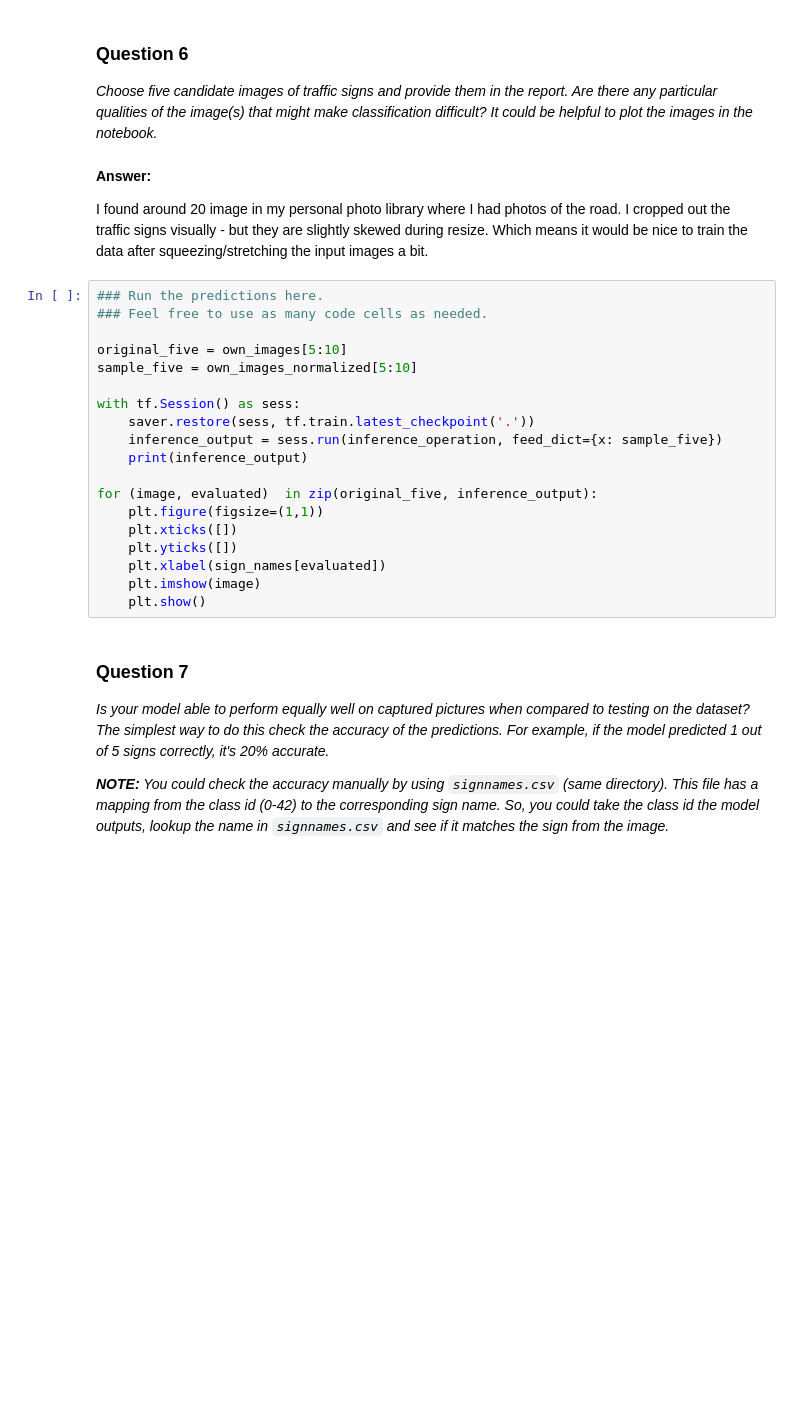
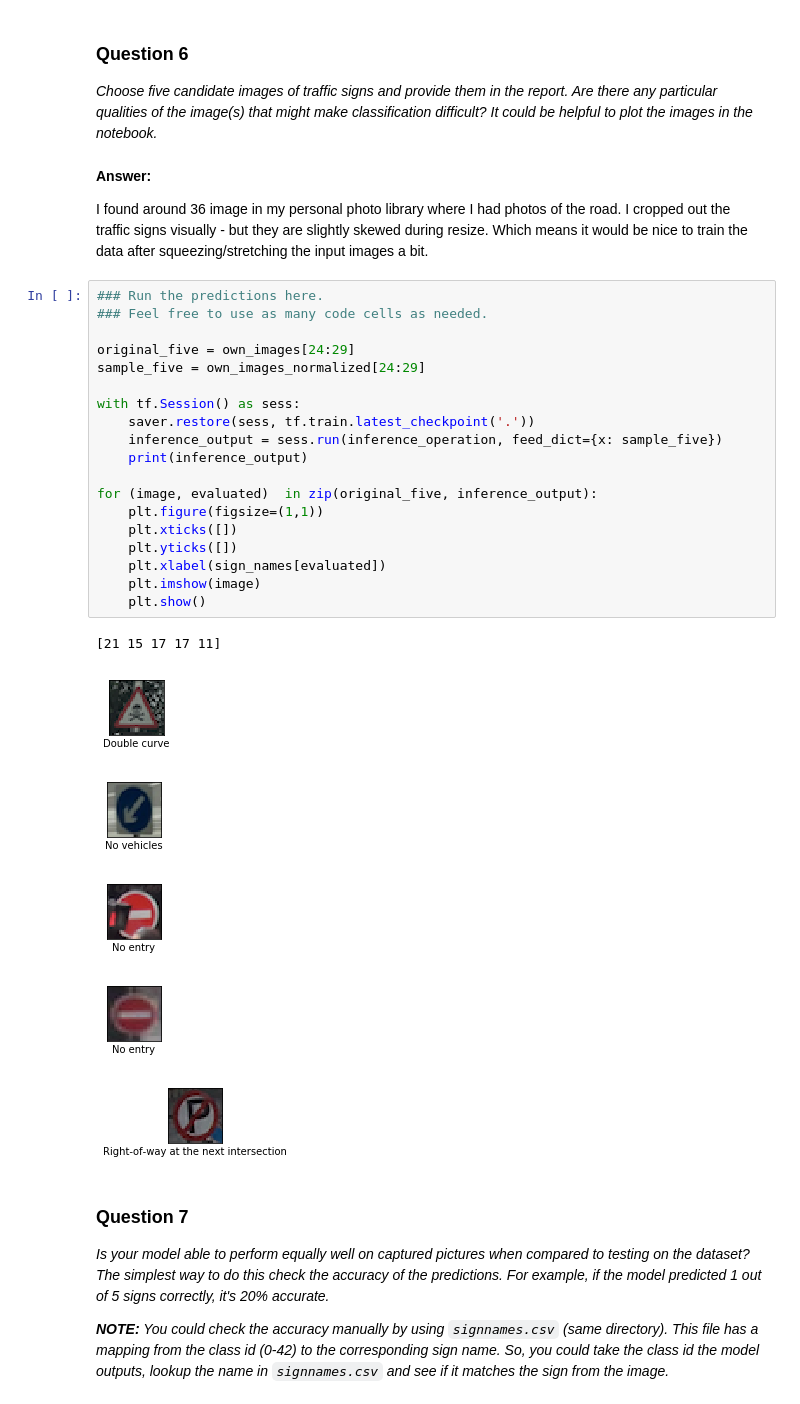
Before and after one commit to 361793842/CarND-Traffic-Sign-Classifier-Project, a Jupyter notebook: Traffic_Sign_Classifier.ipynb, the cells around one changed output. Cells and saved outputs as stored; diff of their text form; blank space fills up the shorter version.

```diff
--- a/Traffic_Sign_Classifier.ipynb
+++ b/Traffic_Sign_Classifier.ipynb
@@ -509,26 +540,33 @@ _Choose five candidate images of traffic signs and provide them in the report. A
 **Answer:**
 
 
-I found around 20 image in my personal photo library where I had photos of the road. I cropped out the traffic signs visually - but they are slightly skewed during resize. Which means it would be nice to train the data after squeezing/stretching the input images a bit.
+I found around 36 image in my personal photo library where I had photos of the road. I cropped out the traffic signs visually - but they are slightly skewed during resize. Which means it would be nice to train the data after squeezing/stretching the input images a bit.
 # %%
 ### Run the predictions here.
 ### Feel free to use as many code cells as needed.
 
-original_five = own_images[5:10]
-sample_five = own_images_normalized[5:10]
+original_five = own_images[24:29]
+sample_five = own_images_normalized[24:29]
 
 with tf.Session() as sess:
     saver.restore(sess, tf.train.latest_checkpoint('.'))
     inference_output = sess.run(inference_operation, feed_dict={x: sample_five})
     print(inference_output)
 
 for (image, evaluated)  in zip(original_five, inference_output):
     plt.figure(figsize=(1,1))
     plt.xticks([])
     plt.yticks([])
     plt.xlabel(sign_names[evaluated])
     plt.imshow(image)
     plt.show()
+# %% [output]
+[21 15 17 17 11]
+[figure, added]
+[figure, added]
+[figure, added]
+[figure, added]
+[figure, added]
 # %% [markdown]
 ### Question 7
 
```
Also changed, not shown: parts of 11 cells of this notebook.
